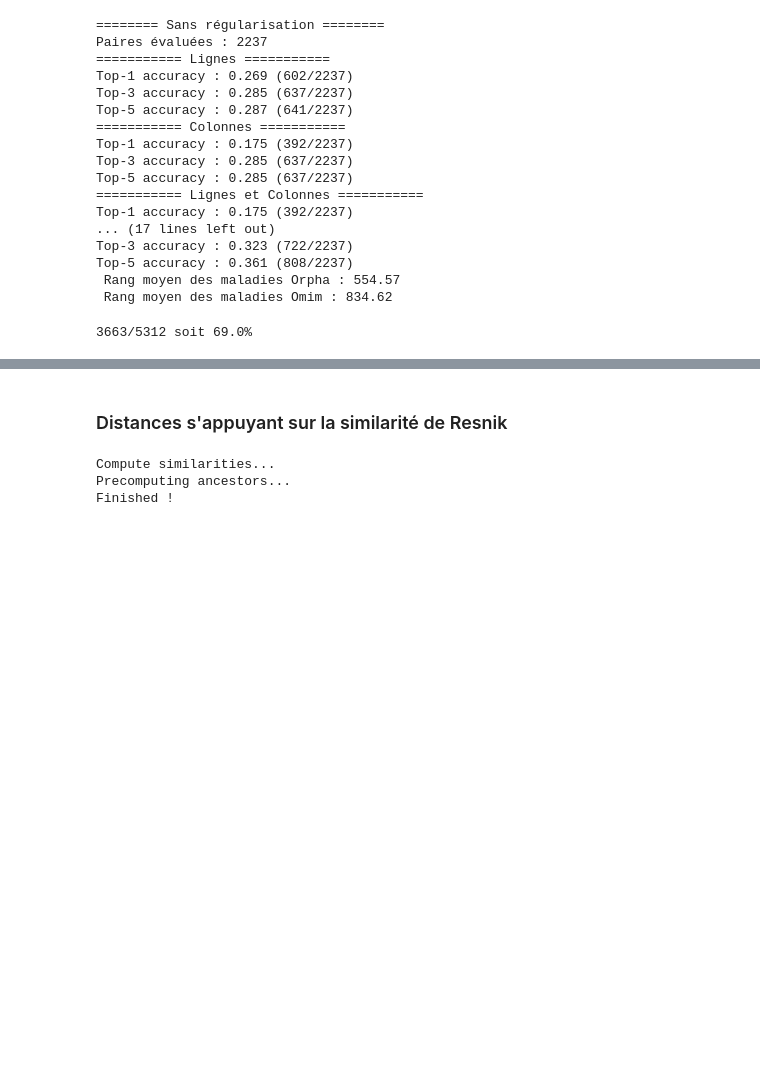
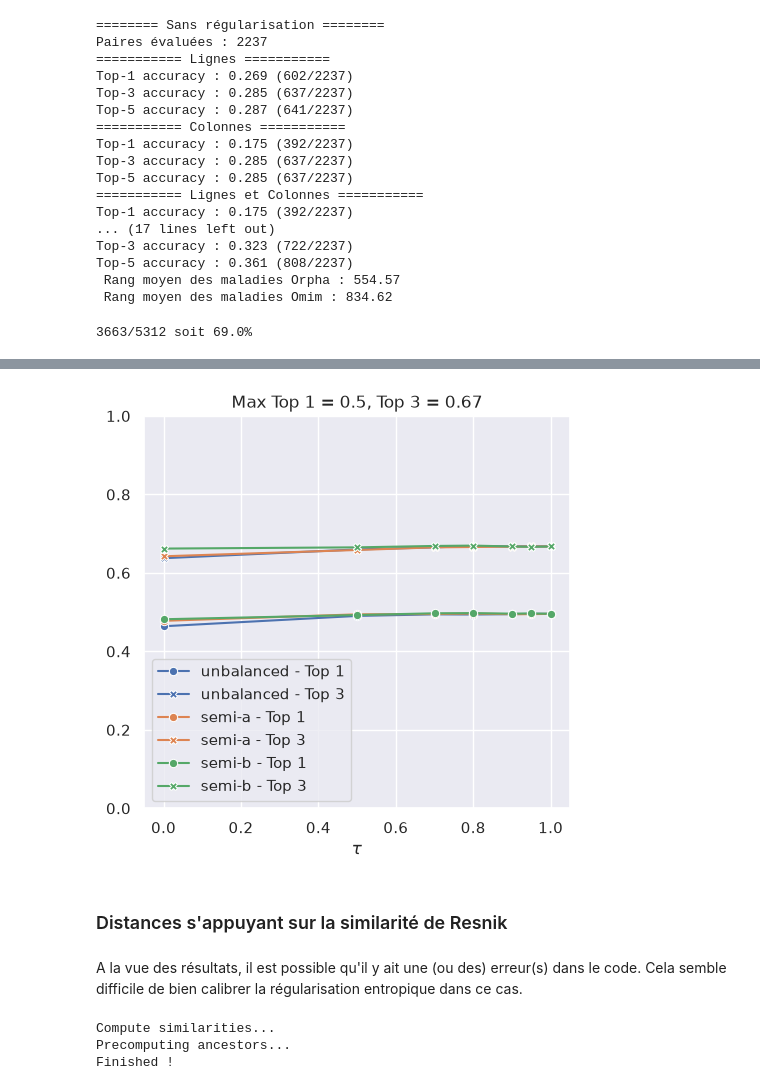
Before and after one commit to averniere/OT_simulation_maladies, a Jupyter notebook: Embeddings/test.ipynb, the cells around one changed output, grey strips where cells are left out. Saved outputs shown, nothing was run; the diff lists cells and outputs as text; code cells hidden in the pictures; blank space fills up the shorter version.

Commit message:
résultats avec unbalanced (suite)

```diff
--- a/Embeddings/test.ipynb
+++ b/Embeddings/test.ipynb
@@ -658,0 +608,15 @@ plt.show()
+# %%
+C_corr = correlation_cost(w_omim_P2, w_orpha_P2)
+
+# Sans régularisation
+print("======== Sans régularisation ========")
+ot_plan, ot_cost = compute_transport(C_corr, a=None, b=None)
+ranks, _, pairs, _, _ = evaluate_transport(ot_plan, gt_set2, C_corr)
+
+# Avec régularisation
+print("======== Avec régularisation ========")
+grid = np.linspace(0.01, 5, 100)
+epsilon = grid[2] * np.mean(C_corr)
+print(epsilon)
+ot_plan_reg, ot_cots_reg = compute_transport_sinkhorn(C_corr, None, None, epsilon, 10000, 1e-4, False)
+ranks_reg, _, pairs_reg, _, _ = evaluate_transport(ot_plan_reg, gt_set2, C_corr)
@@ -659,5 +641,12 @@ plt.show()
+# %%
+taus = [0., 0.5, 0.7, 0.8, 0.9, 0.95, 1.]
+plot_unbalanced(taus, C_corr, epsilon, gt_set2)
+# %% [output]
+[figure, added]
 # %% [markdown]
 ### Distances s'appuyant sur la similarité de Resnik
+# %% [markdown]
+A la vue des résultats, il est possible qu'il y ait une (ou des) erreur(s) dans le code. Cela semble difficile de bien calibrer la régularisation entropique dans ce cas.
 # %%
 # Calcul de la similarité entre chaque paire de termes HPO
 print("Compute similarities...")
```
Also changed, not shown: parts of 9 cells of this notebook, 3 other files.
